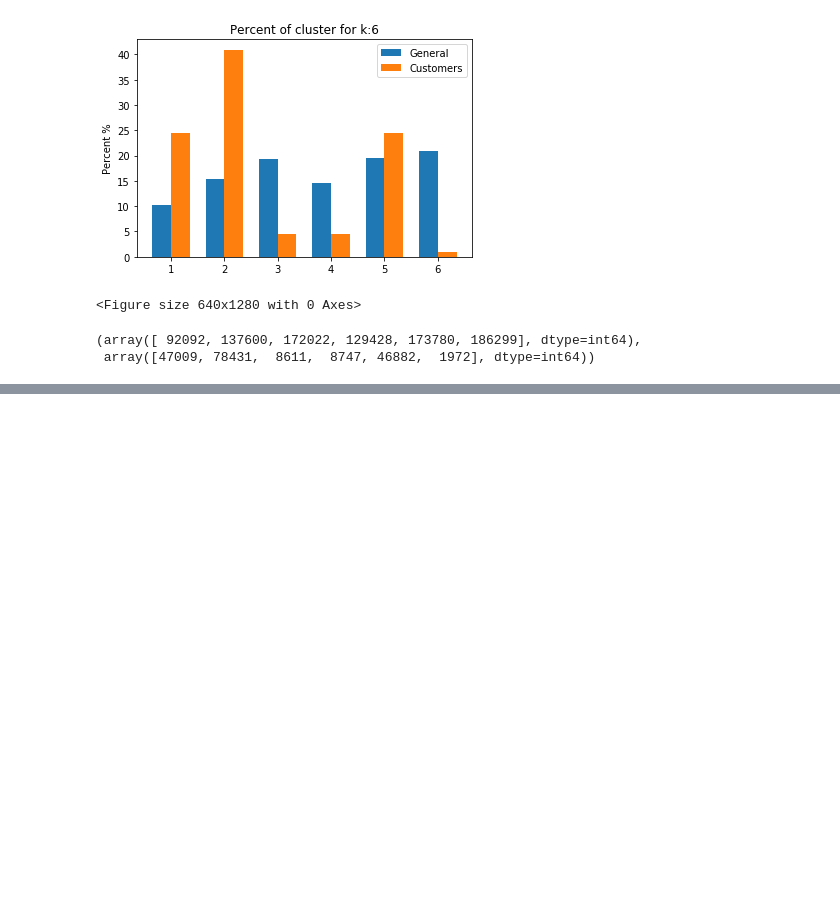
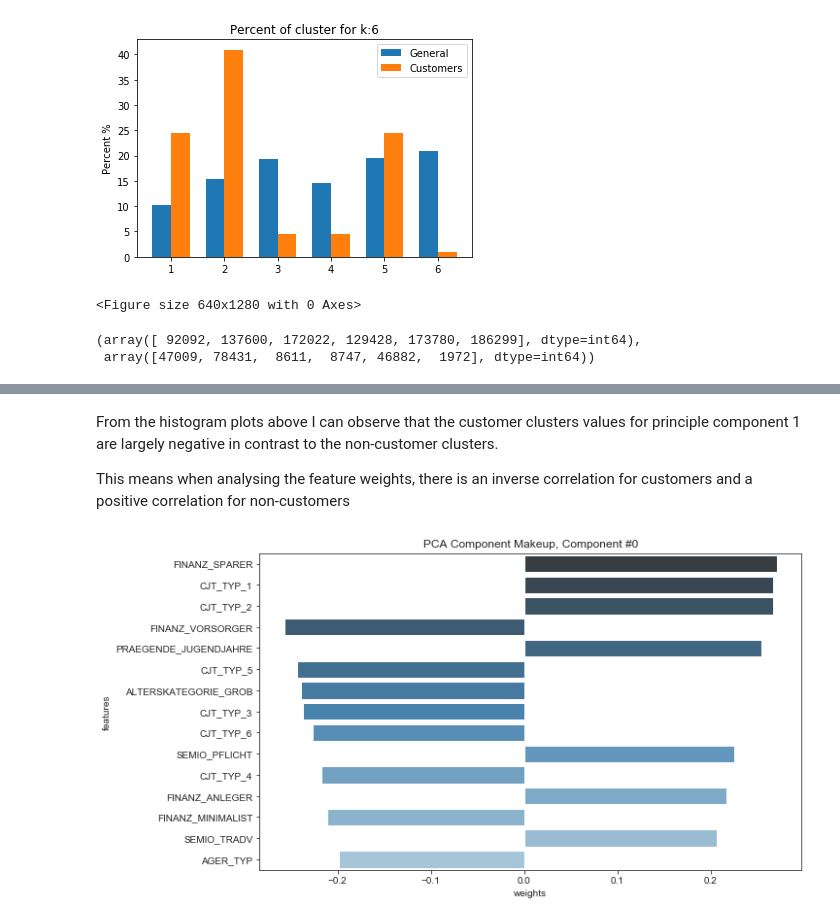
Before and after one commit to OliverFarren/arvato-udacity-customersegmentation, a Jupyter notebook: 1_customer_segmentation_report.ipynb, the cells around one changed output, grey strips where cells are left out. Saved outputs shown, nothing was run; the diff lists cells and outputs as text; code cells hidden in the pictures; blank space fills up the shorter version.

Commit message:
Updates to 1st notebook, analysis for 1st principle component

```diff
--- a/1_customer_segmentation_report.ipynb
+++ b/1_customer_segmentation_report.ipynb
@@ -1066,0 +1073,2 @@ It looks like k=7 has the most distinction between customers and the general pop
+# %%
+cols_keep = config.cols_keep_notebook1_clustering
@@ -1066,0 +1078,2 @@ It looks like k=7 has the most distinction between customers and the general pop
+# %%
+pca = pickler.load(config.pca_name)
@@ -1066,0 +1158,29 @@ It looks like k=7 has the most distinction between customers and the general pop
+# %% [markdown]
+From the histogram plots above I can observe that the customer clusters values for principle component 1 are largely negative in contrast to the non-customer clusters.
+
+This means when analysing the feature weights, there is an inverse correlation for customers and a positive correlation for non-customers
+# %%
+def display_component(v, feature_list, component_num, n_weights=10):
+
+    row_idx = component_num
+
+    v_1_row = v[row_idx]
+    v_1 = np.squeeze(v_1_row)
+
+    comps = pd.DataFrame(list(zip(v_1, feature_list)),
+                        columns=['weights','features'])
+
+    comps['abs_weights'] = comps['weights'].apply(lambda x: np.abs(x))
+    sorted_weight_data = comps.sort_values('abs_weights',ascending=False).head(n_weights)
+
+    ax=plt.subplots(figsize=(10,6))
+    ax=sns.barplot(data=sorted_weight_data,
+                  x="weights",
+                  y="features",
+                  palette="Blues_d")
+    ax.set_title("PCA Component Makeup, Component #" + str(component_num))
+    plt.show()
+# %%
+display_component(pca.components_,azdias_clean.columns.values,component_num=0,n_weights=15)
+# %% [output]
+[figure, added]
```
Also changed, not shown: parts of 21 cells of this notebook.
